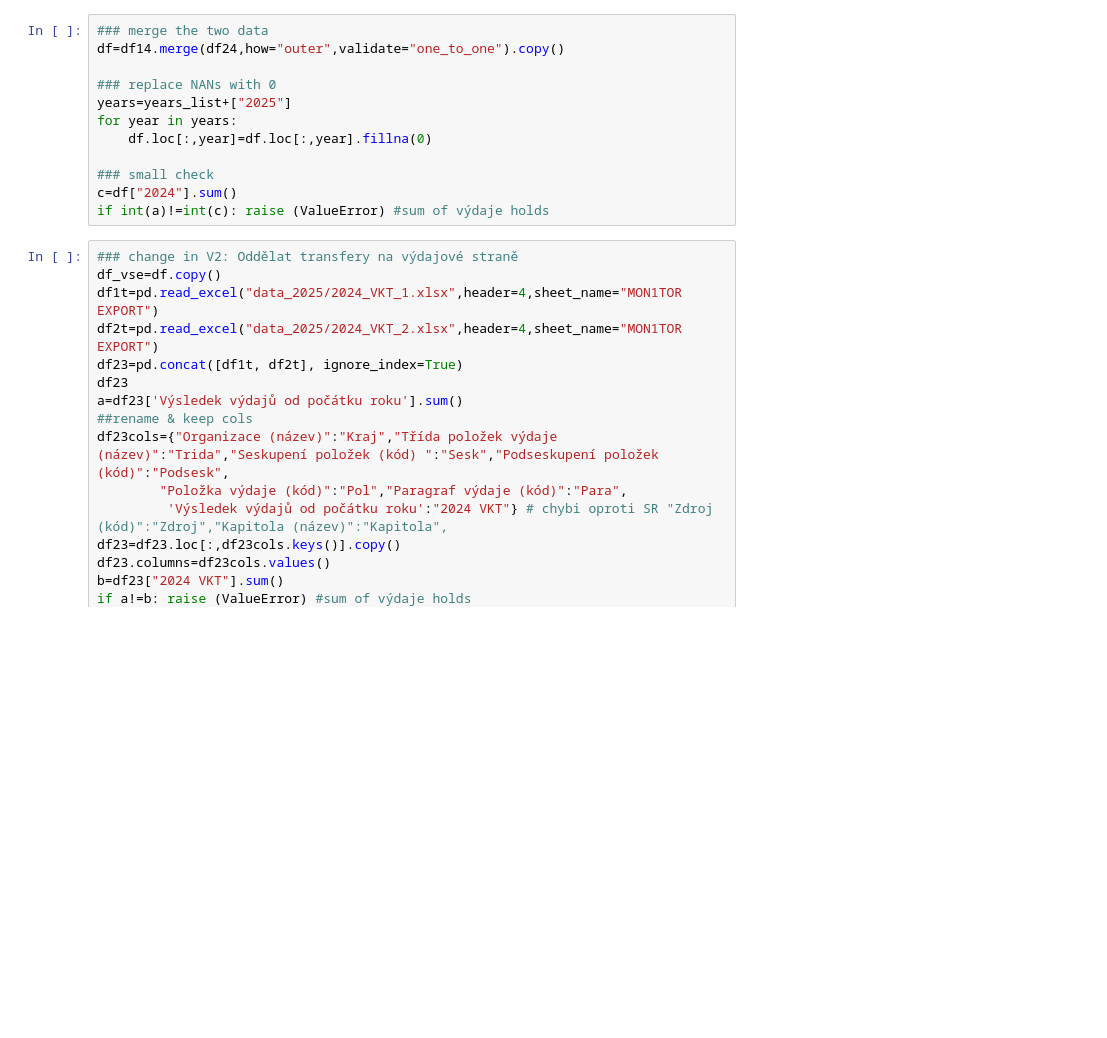
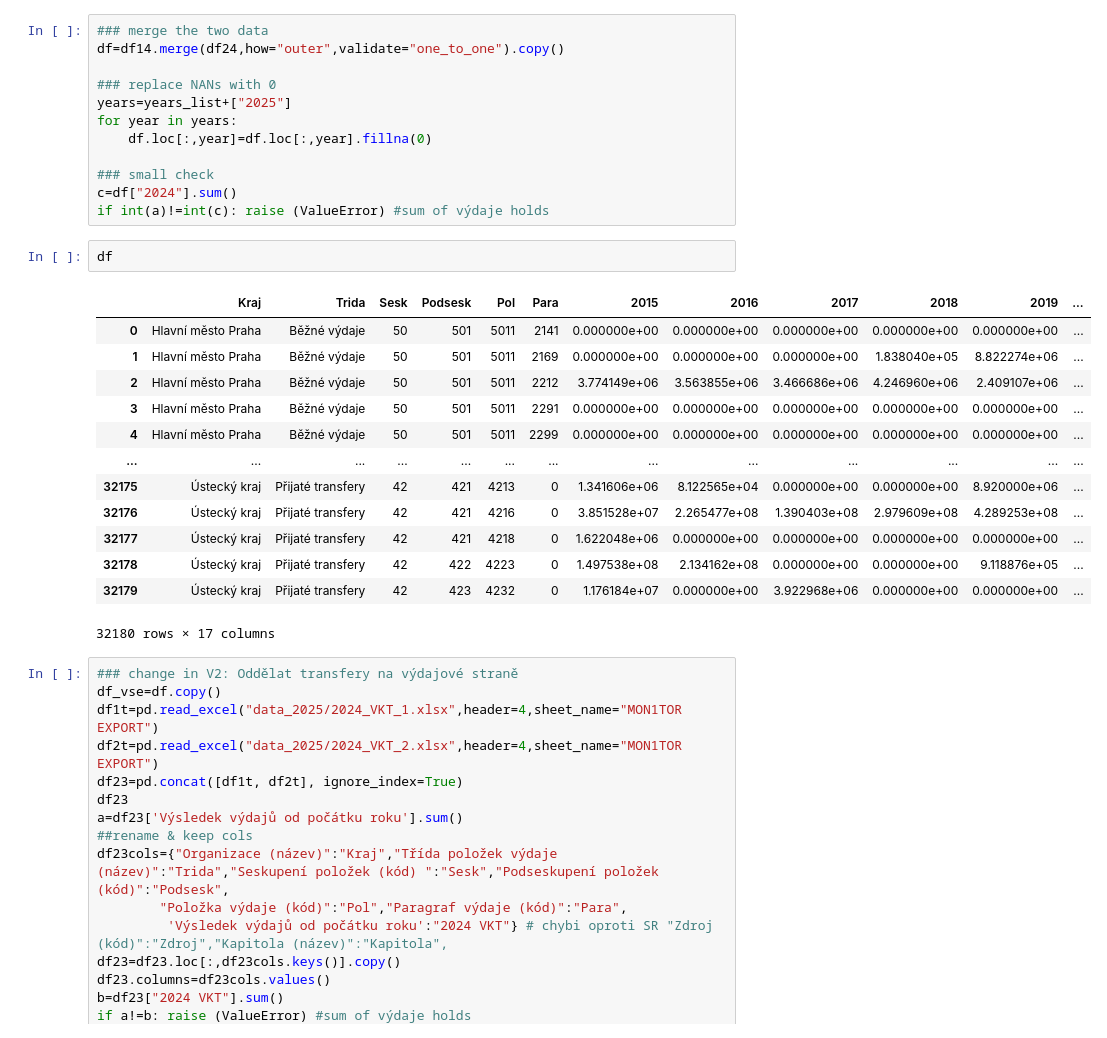
Before and after one commit to KrystofVVV/kraje_RUD, a Jupyter notebook: Untitled-1.ipynb, the cells around one changed output. Saved outputs shown, nothing was run; the diff lists cells and outputs as text; blank space fills up the shorter version.

```diff
--- a/Untitled-1.ipynb
+++ b/Untitled-1.ipynb
@@ -111,6 +161,22 @@ for year in years:
 ### small check
 c=df["2024"].sum()
 if int(a)!=int(c): raise (ValueError) #sum of výdaje holds
+# %%
+df
+# %% [output]
+|  | Kraj | Trida | Sesk | Podsesk | Pol | Para | 2015 | 2016 | 2017 | 2018 | 2019 | ... |
+| 0 | Hlavní město Praha | Běžné výdaje | 50 | 501 | 5011 | 2141 | 0.000000e+00 | 0.000000e+00 | 0.000000e+00 | 0.000000e+00 | 0.000000e+00 | ... |
+| 1 | Hlavní město Praha | Běžné výdaje | 50 | 501 | 5011 | 2169 | 0.000000e+00 | 0.000000e+00 | 0.000000e+00 | 1.838040e+05 | 8.822274e+06 | ... |
+| 2 | Hlavní město Praha | Běžné výdaje | 50 | 501 | 5011 | 2212 | 3.774149e+06 | 3.563855e+06 | 3.466686e+06 | 4.246960e+06 | 2.409107e+06 | ... |
+| 3 | Hlavní město Praha | Běžné výdaje | 50 | 501 | 5011 | 2291 | 0.000000e+00 | 0.000000e+00 | 0.000000e+00 | 0.000000e+00 | 0.000000e+00 | ... |
+| 4 | Hlavní město Praha | Běžné výdaje | 50 | 501 | 5011 | 2299 | 0.000000e+00 | 0.000000e+00 | 0.000000e+00 | 0.000000e+00 | 0.000000e+00 | ... |
+| ... | ... | ... | ... | ... | ... | ... | ... | ... | ... | ... | ... | ... |
+| 32175 | Ústecký kraj | Přijaté transfery | 42 | 421 | 4213 | 0 | 1.341606e+06 | 8.122565e+04 | 0.000000e+00 | 0.000000e+00 | 8.920000e+06 | ... |
+| 32176 | Ústecký kraj | Přijaté transfery | 42 | 421 | 4216 | 0 | 3.851528e+07 | 2.265477e+08 | 1.390403e+08 | 2.979609e+08 | 4.289253e+08 | ... |
+| 32177 | Ústecký kraj | Přijaté transfery | 42 | 421 | 4218 | 0 | 1.622048e+06 | 0.000000e+00 | 0.000000e+00 | 0.000000e+00 | 0.000000e+00 | ... |
+| 32178 | Ústecký kraj | Přijaté transfery | 42 | 422 | 4223 | 0 | 1.497538e+08 | 2.134162e+08 | 0.000000e+00 | 0.000000e+00 | 9.118876e+05 | ... |
+| 32179 | Ústecký kraj | Přijaté transfery | 42 | 423 | 4232 | 0 | 1.176184e+07 | 0.000000e+00 | 3.922968e+06 | 0.000000e+00 | 0.000000e+00 | ... |
+32180 rows × 17 columns
 # %%
 ### change in V2: Oddělat transfery na výdajové straně
 df_vse=df.copy()
```
Also changed, not shown: parts of 6 cells of this notebook, 26 other files.
